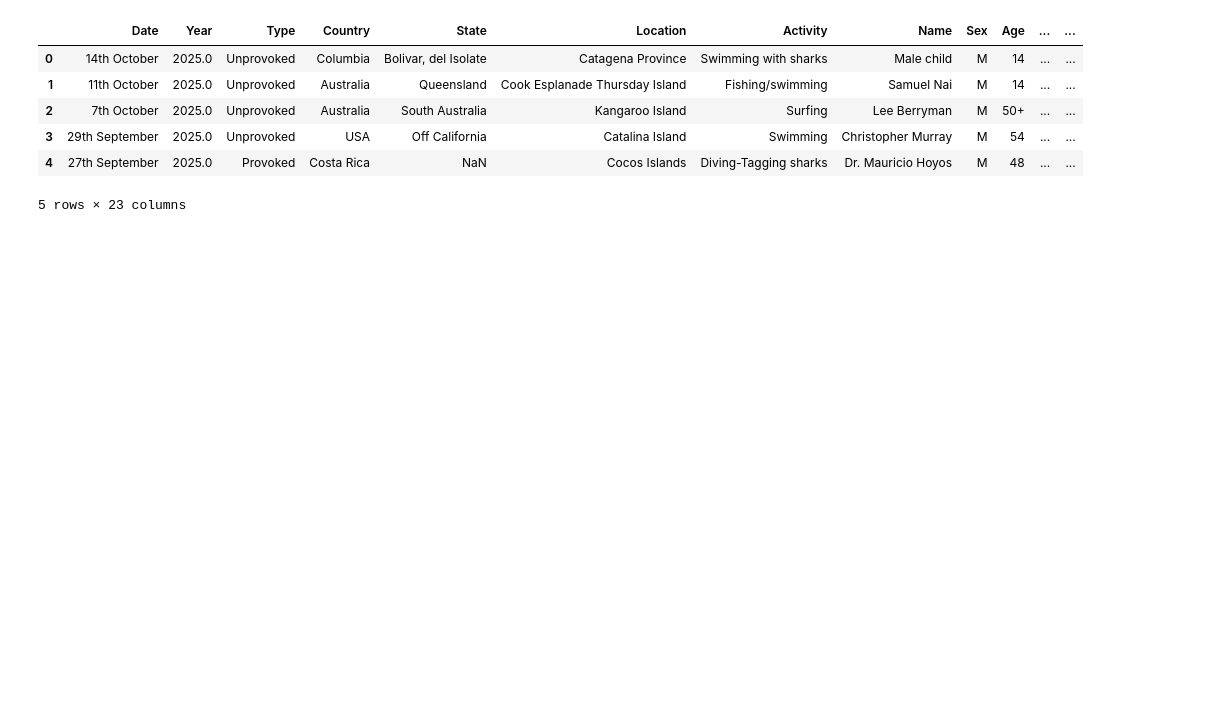
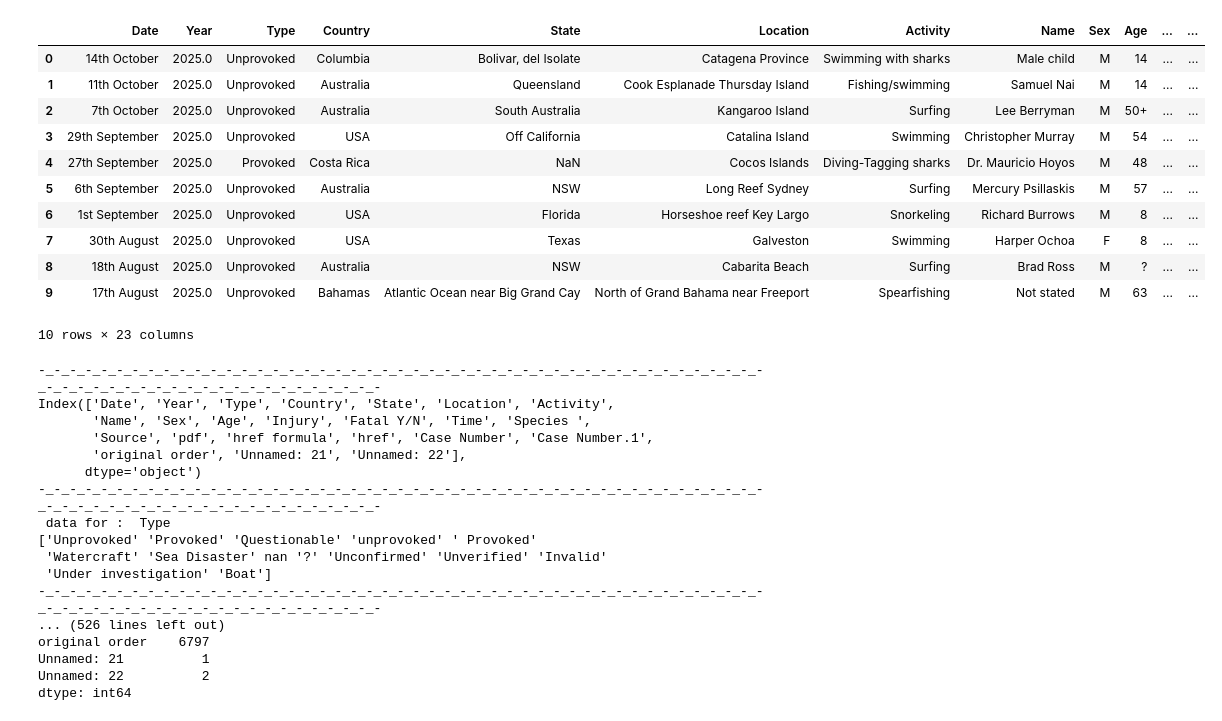
Before and after one commit to Zeineb-November25/baby_shark, a Jupyter notebook: baby_shark_zeineb.ipynb, the cells around one changed output. Drawn from its saved outputs; the diff is of its cells as text; code cells hidden in the pictures; blank space fills up the shorter version.

Commit message:
add loop to analyze data

```diff
--- a/baby_shark_zeineb.ipynb
+++ b/baby_shark_zeineb.ipynb
@@ -1,16 +1,53 @@
 # %%
 #Hello team baby shark
 #Let's load the file
 import pandas as pd
 
 url = "GSAF5.xls"
 df = pd.read_excel(url)
-display(df.head())
+display(df.head(10))
+print("-_-_-_-_-_-_-_-_-_-_-_-_-_-_-_-_-_-_-_-_-_-_-_-_-_-_-_-_-_-_-_-_-_-_-_-_-_-_-_-_-_-_-_-_-_-_-_-_-_-_-_-_-_-_-_-_-_-_-_-_-_-_-_-_-_-_-_-_-")
+print(df.columns)
+df.describe(include = "all")
+print("-_-_-_-_-_-_-_-_-_-_-_-_-_-_-_-_-_-_-_-_-_-_-_-_-_-_-_-_-_-_-_-_-_-_-_-_-_-_-_-_-_-_-_-_-_-_-_-_-_-_-_-_-_-_-_-_-_-_-_-_-_-_-_-_-_-_-_-_-")
+relevent_columns_To_clean = ['Date', 'Year', 'Type', 'Country', 'State', 'Activity',
+       'Name', 'Sex', 'Age', 'Injury', 'Fatal Y/N', 'Time', 'Species ']
+relevent_columns_To_analyze = ['Type', 'Country', 'State', 'Activity', 'Sex', 'Age', 'Injury', 'Fatal Y/N', 'Species ']
+for data in relevent_columns_To_analyze :
+    print(f" data for :  {data}")
+    print(df[data].unique())
+    print("-_-_-_-_-_-_-_-_-_-_-_-_-_-_-_-_-_-_-_-_-_-_-_-_-_-_-_-_-_-_-_-_-_-_-_-_-_-_-_-_-_-_-_-_-_-_-_-_-_-_-_-_-_-_-_-_-_-_-_-_-_-_-_-_-_-_-_-_-")
+    print("-_-_-_-_-_-_-_-_-_-_-_-_-_-_-_-_-_-_-_-_-_-_-_-_-_-_-_-_-_-_-_-_-_-_-_-_-_-_-_-_-_-_-_-_-_-_-_-_-_-_-_-_-_-_-_-_-_-_-_-_-_-_-_-_-_-_-_-_-")
+    print(f" Values count for :  {data}")
+    print(df[data].value_counts())
+    print("-_-_-_-_-_-_-_-_-_-_-_-_-_-_-_-_-_-_-_-_-_-_-_-_-_-_-_-_-_-_-_-_-_-_-_-_-_-_-_-_-_-_-_-_-_-_-_-_-_-_-_-_-_-_-_-_-_-_-_-_-_-_-_-_-_-_-_-_-")
 # %% [output]
 |  | Date | Year | Type | Country | State | Location | Activity | Name | Sex | Age | ... | ... |
 | 0 | 14th October | 2025.0 | Unprovoked | Columbia | Bolivar, del Isolate | Catagena Province | Swimming with sharks | Male child | M | 14 | ... | ... |
 | 1 | 11th October | 2025.0 | Unprovoked | Australia | Queensland | Cook Esplanade Thursday Island | Fishing/swimming | Samuel Nai | M | 14 | ... | ... |
 | 2 | 7th October | 2025.0 | Unprovoked | Australia | South Australia | Kangaroo Island | Surfing | Lee Berryman | M | 50+ | ... | ... |
 | 3 | 29th September | 2025.0 | Unprovoked | USA | Off California | Catalina Island | Swimming | Christopher Murray | M | 54 | ... | ... |
 | 4 | 27th September | 2025.0 | Provoked | Costa Rica | NaN | Cocos Islands | Diving-Tagging sharks | Dr. Mauricio Hoyos | M | 48 | ... | ... |
+| 5 | 6th September | 2025.0 | Unprovoked | Australia | NSW | Long Reef Sydney | Surfing | Mercury Psillaskis | M | 57 | ... | ... |
+| 6 | 1st September | 2025.0 | Unprovoked | USA | Florida | Horseshoe reef Key Largo | Snorkeling | Richard Burrows | M | 8 | ... | ... |
+| 7 | 30th August | 2025.0 | Unprovoked | USA | Texas | Galveston | Swimming | Harper Ochoa | F | 8 | ... | ... |
+| 8 | 18th August | 2025.0 | Unprovoked | Australia | NSW | Cabarita Beach | Surfing | Brad Ross | M | ? | ... | ... |
+| 9 | 17th August | 2025.0 | Unprovoked | Bahamas | Atlantic Ocean near Big Grand Cay | North of Grand Bahama near Freeport | Spearfishing | Not stated | M | 63 | ... | ... |
-5 rows × 23 columns
+10 rows × 23 columns
+-_-_-_-_-_-_-_-_-_-_-_-_-_-_-_-_-_-_-_-_-_-_-_-_-_-_-_-_-_-_-_-_-_-_-_-_-_-_-_-_-_-_-_-_-_-_-_-_-_-_-_-_-_-_-_-_-_-_-_-_-_-_-_-_-_-_-_-_-
+Index(['Date', 'Year', 'Type', 'Country', 'State', 'Location', 'Activity',
+       'Name', 'Sex', 'Age', 'Injury', 'Fatal Y/N', 'Time', 'Species ',
+       'Source', 'pdf', 'href formula', 'href', 'Case Number', 'Case Number.1',
+       'original order', 'Unnamed: 21', 'Unnamed: 22'],
+      dtype='object')
+-_-_-_-_-_-_-_-_-_-_-_-_-_-_-_-_-_-_-_-_-_-_-_-_-_-_-_-_-_-_-_-_-_-_-_-_-_-_-_-_-_-_-_-_-_-_-_-_-_-_-_-_-_-_-_-_-_-_-_-_-_-_-_-_-_-_-_-_-
+ data for :  Type
+['Unprovoked' 'Provoked' 'Questionable' 'unprovoked' ' Provoked'
+ 'Watercraft' 'Sea Disaster' nan '?' 'Unconfirmed' 'Unverified' 'Invalid'
+ 'Under investigation' 'Boat']
+-_-_-_-_-_-_-_-_-_-_-_-_-_-_-_-_-_-_-_-_-_-_-_-_-_-_-_-_-_-_-_-_-_-_-_-_-_-_-_-_-_-_-_-_-_-_-_-_-_-_-_-_-_-_-_-_-_-_-_-_-_-_-_-_-_-_-_-_-
+... (526 lines left out)
+original order    6797
+Unnamed: 21          1
+Unnamed: 22          2
+dtype: int64
```
